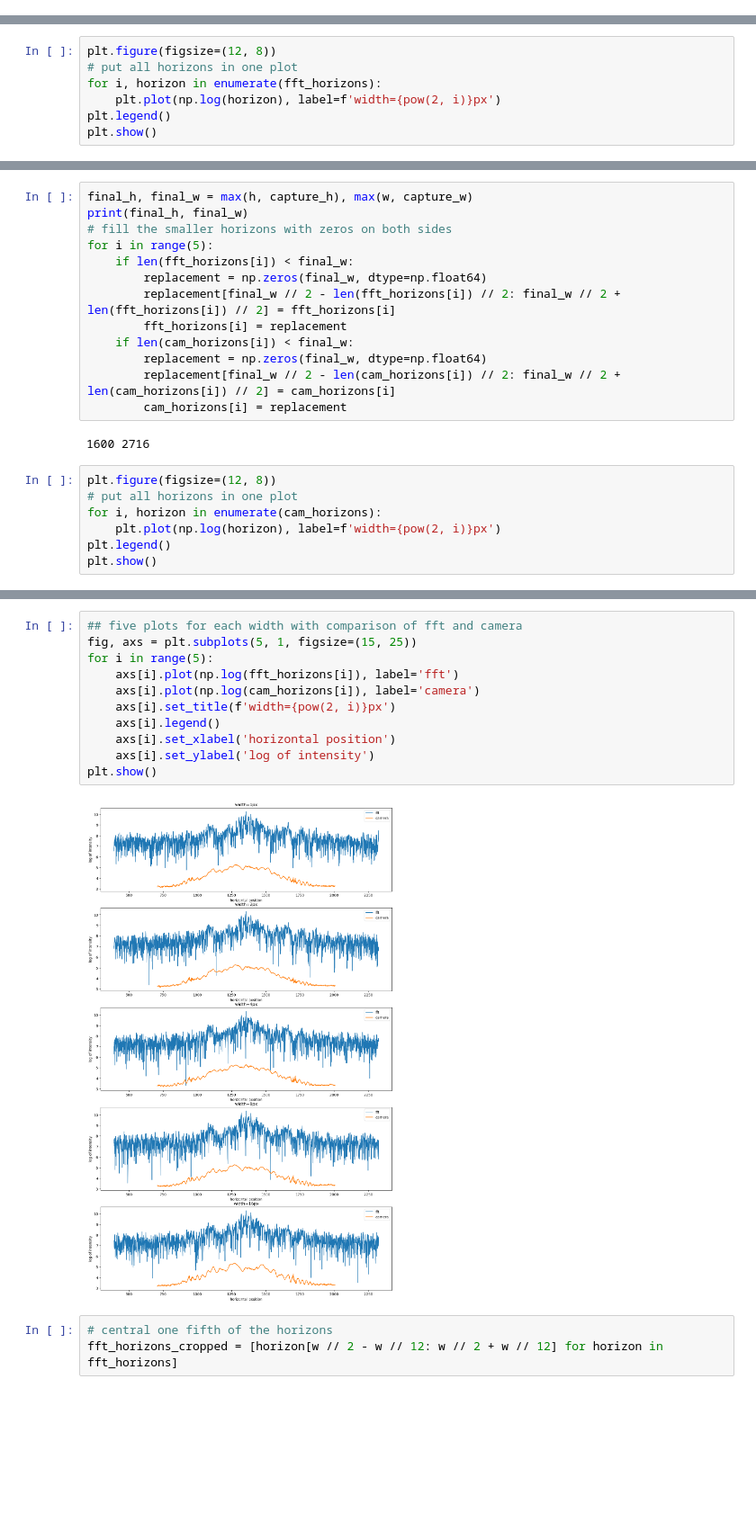
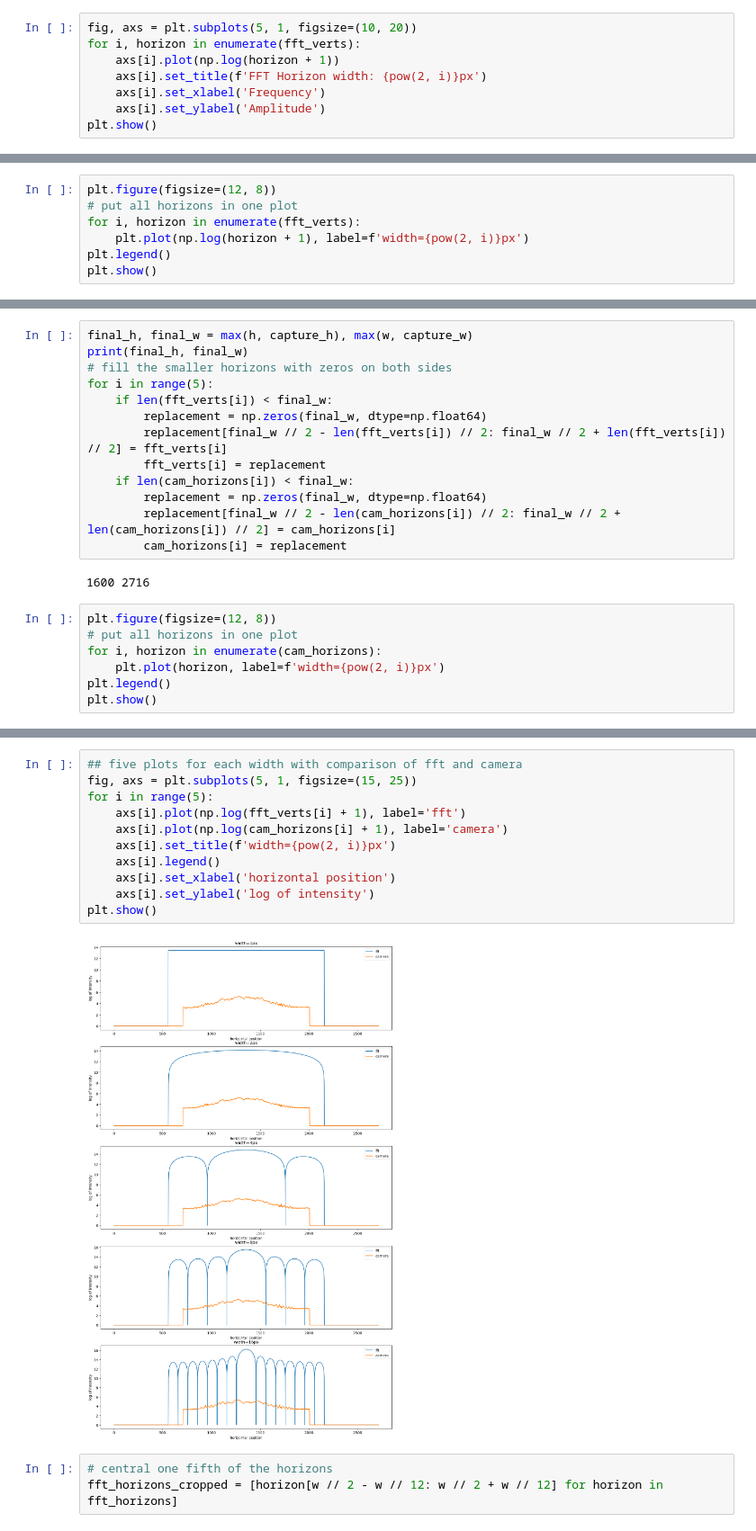
Before and after one commit to zhuyuezx/CSC494_holoprojector, a Jupyter notebook: Code/laser_analysis_2.ipynb, the cells around one changed output, grey strips where cells are left out. Shown at 90% size. Drawn from its saved outputs; the diff is of its cells as text; blank space fills up the shorter version.

```diff
--- a/Code/laser_analysis_2.ipynb
+++ b/Code/laser_analysis_2.ipynb
@@ -33,0 +64,8 @@ fft_horizons = [img[h // 2, :] for img in ffted_imgs]
+# %%
+fig, axs = plt.subplots(5, 1, figsize=(10, 20))
+for i, horizon in enumerate(fft_verts):
+    axs[i].plot(np.log(horizon + 1))
+    axs[i].set_title(f'FFT Horizon width: {pow(2, i)}px')
+    axs[i].set_xlabel('Frequency')
+    axs[i].set_ylabel('Amplitude')
+plt.show()
@@ -34,8 +74,8 @@ fft_horizons = [img[h // 2, :] for img in ffted_imgs]
 # %%
 plt.figure(figsize=(12, 8))
 # put all horizons in one plot
-for i, horizon in enumerate(fft_horizons):
-    plt.plot(np.log(horizon), label=f'width={pow(2, i)}px')
+for i, horizon in enumerate(fft_verts):
+    plt.plot(np.log(horizon + 1), label=f'width={pow(2, i)}px')
 plt.legend()
 plt.show()
 # %% [output]
@@ -89,10 +129,10 @@ final_h, final_w = max(h, capture_h), max(w, capture_w)
 print(final_h, final_w)
 # fill the smaller horizons with zeros on both sides
 for i in range(5):
-    if len(fft_horizons[i]) < final_w:
+    if len(fft_verts[i]) < final_w:
         replacement = np.zeros(final_w, dtype=np.float64)
-        replacement[final_w // 2 - len(fft_horizons[i]) // 2: final_w // 2 + len(fft_horizons[i]) // 2] = fft_horizons[i]
-        fft_horizons[i] = replacement
+        replacement[final_w // 2 - len(fft_verts[i]) // 2: final_w // 2 + len(fft_verts[i]) // 2] = fft_verts[i]
+        fft_verts[i] = replacement
     if len(cam_horizons[i]) < final_w:
         replacement = np.zeros(final_w, dtype=np.float64)
         replacement[final_w // 2 - len(cam_horizons[i]) // 2: final_w // 2 + len(cam_horizons[i]) // 2] = cam_horizons[i]
@@ -103,7 +143,7 @@ for i in range(5):
 plt.figure(figsize=(12, 8))
 # put all horizons in one plot
 for i, horizon in enumerate(cam_horizons):
-    plt.plot(np.log(horizon), label=f'width={pow(2, i)}px')
+    plt.plot(horizon, label=f'width={pow(2, i)}px')
 plt.legend()
 plt.show()
 # %% [output]
@@ -111,16 +151,16 @@ plt.show()
 # %%
 ## five plots for each width with comparison of fft and camera
 fig, axs = plt.subplots(5, 1, figsize=(15, 25))
 for i in range(5):
-    axs[i].plot(np.log(fft_horizons[i]), label='fft')
-    axs[i].plot(np.log(cam_horizons[i]), label='camera')
+    axs[i].plot(np.log(fft_verts[i] + 1), label='fft')
+    axs[i].plot(np.log(cam_horizons[i] + 1), label='camera')
     axs[i].set_title(f'width={pow(2, i)}px')
     axs[i].legend()
     axs[i].set_xlabel('horizontal position')
     axs[i].set_ylabel('log of intensity')
 plt.show()
 # %% [output]
-[figure, old version]
+[figure, new version]
 # %%
 # central one fifth of the horizons
 fft_horizons_cropped = [horizon[w // 2 - w // 12: w // 2 + w // 12] for horizon in fft_horizons]
```
Also changed, not shown: parts of 8 cells of this notebook.
